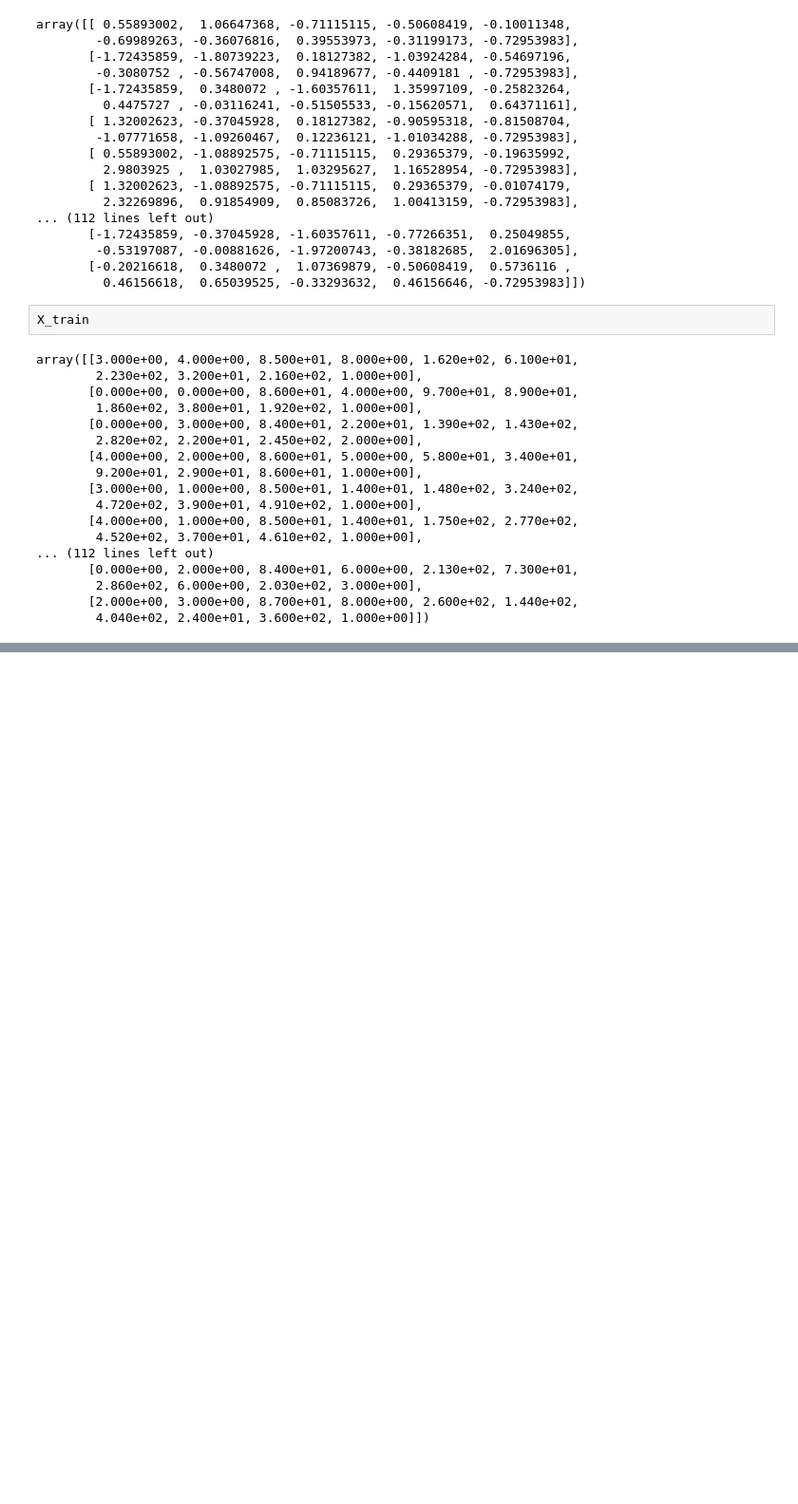
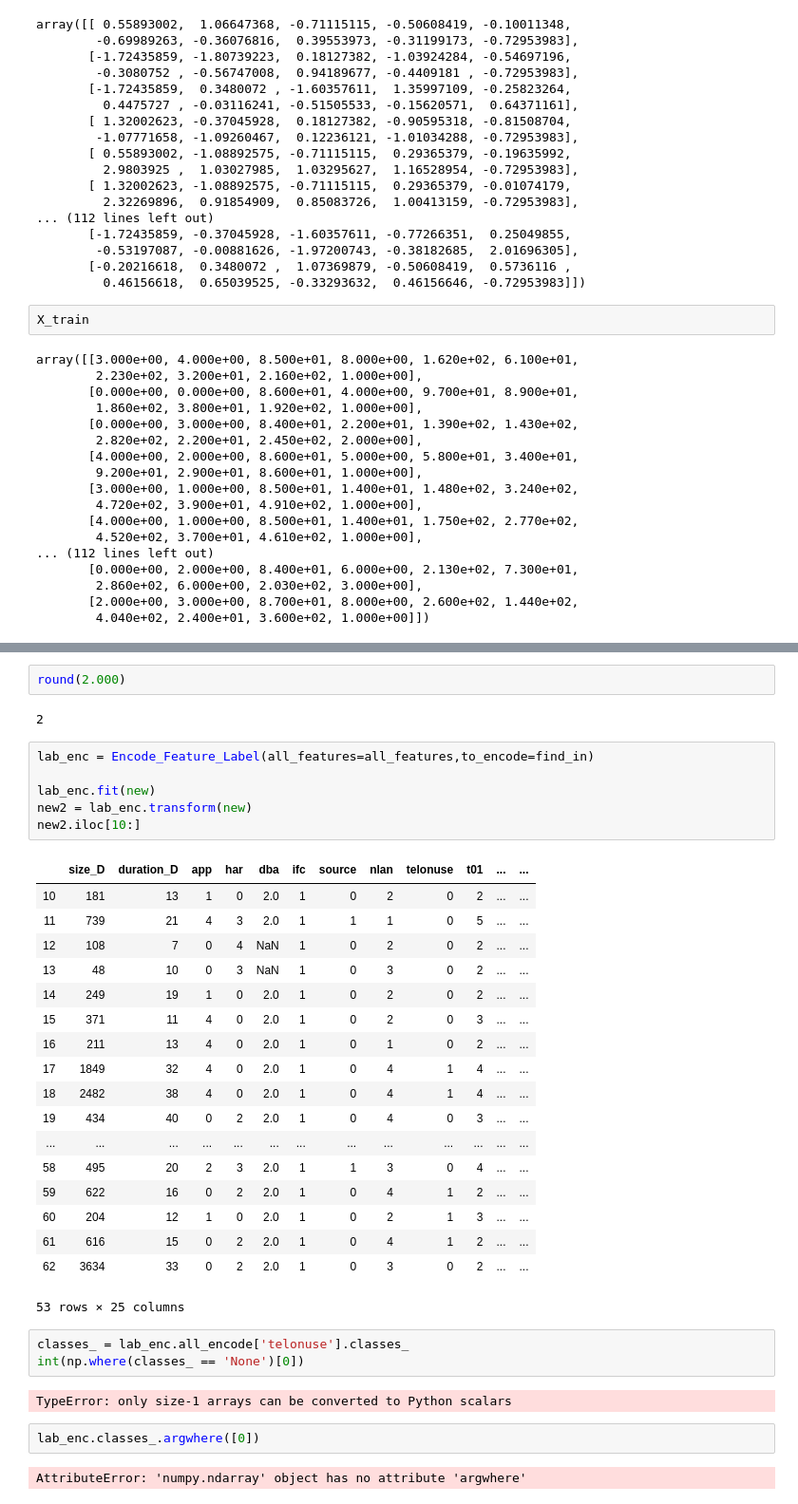
Before and after one commit to vincycode7/Software_Cost_Estimation, a Jupyter notebook: Untitled.ipynb, the cells around one changed output, grey strips where cells are left out. Shown at 95% size. Saved outputs shown, nothing was run; the diff lists cells and outputs as text; blank space fills up the shorter version.

```diff
--- a/Untitled.ipynb
+++ b/Untitled.ipynb
@@ -392,0 +554,38 @@ array([[3.000e+00, 4.000e+00, 8.500e+01, 8.000e+00, 1.620e+02, 6.100e+01,
+# %%
+round(2.000)
+# %% [output]
+2
+# %%
+lab_enc = Encode_Feature_Label(all_features=all_features,to_encode=find_in)
+
+lab_enc.fit(new)
+new2 = lab_enc.transform(new)
+new2.iloc[10:]
+# %% [output]
+|  | size_D | duration_D | app | har | dba | ifc | source | nlan | telonuse | t01 | ... | ... |
+| 10 | 181 | 13 | 1 | 0 | 2.0 | 1 | 0 | 2 | 0 | 2 | ... | ... |
+| 11 | 739 | 21 | 4 | 3 | 2.0 | 1 | 1 | 1 | 0 | 5 | ... | ... |
+| 12 | 108 | 7 | 0 | 4 | NaN | 1 | 0 | 2 | 0 | 2 | ... | ... |
+| 13 | 48 | 10 | 0 | 3 | NaN | 1 | 0 | 3 | 0 | 2 | ... | ... |
+| 14 | 249 | 19 | 1 | 0 | 2.0 | 1 | 0 | 2 | 0 | 2 | ... | ... |
+| 15 | 371 | 11 | 4 | 0 | 2.0 | 1 | 0 | 2 | 0 | 3 | ... | ... |
+| 16 | 211 | 13 | 4 | 0 | 2.0 | 1 | 0 | 1 | 0 | 2 | ... | ... |
+| 17 | 1849 | 32 | 4 | 0 | 2.0 | 1 | 0 | 4 | 1 | 4 | ... | ... |
+| 18 | 2482 | 38 | 4 | 0 | 2.0 | 1 | 0 | 4 | 1 | 4 | ... | ... |
+| 19 | 434 | 40 | 0 | 2 | 2.0 | 1 | 0 | 4 | 0 | 3 | ... | ... |
+| ... | ... | ... | ... | ... | ... | ... | ... | ... | ... | ... | ... | ... |
+| 58 | 495 | 20 | 2 | 3 | 2.0 | 1 | 1 | 3 | 0 | 4 | ... | ... |
+| 59 | 622 | 16 | 0 | 2 | 2.0 | 1 | 0 | 4 | 1 | 2 | ... | ... |
+| 60 | 204 | 12 | 1 | 0 | 2.0 | 1 | 0 | 2 | 1 | 3 | ... | ... |
+| 61 | 616 | 15 | 0 | 2 | 2.0 | 1 | 0 | 4 | 1 | 2 | ... | ... |
+| 62 | 3634 | 33 | 0 | 2 | 2.0 | 1 | 0 | 3 | 0 | 2 | ... | ... |
+53 rows × 25 columns
+# %%
+classes_ = lab_enc.all_encode['telonuse'].classes_
+int(np.where(classes_ == 'None')[0])
+# %% [output]
+TypeError: only size-1 arrays can be converted to Python scalars
+# %%
+lab_enc.classes_.argwhere([0])
+# %% [output]
+AttributeError: 'numpy.ndarray' object has no attribute 'argwhere'
```
Also changed, not shown: parts of 26 cells of this notebook, 11 other files.
